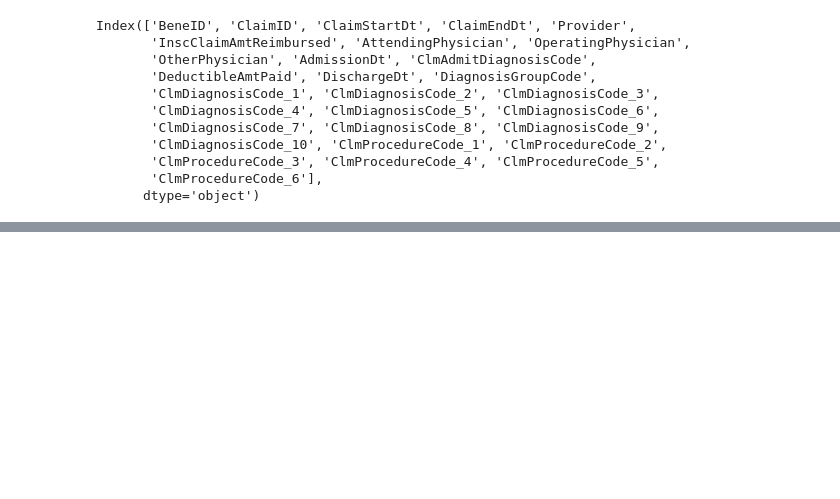
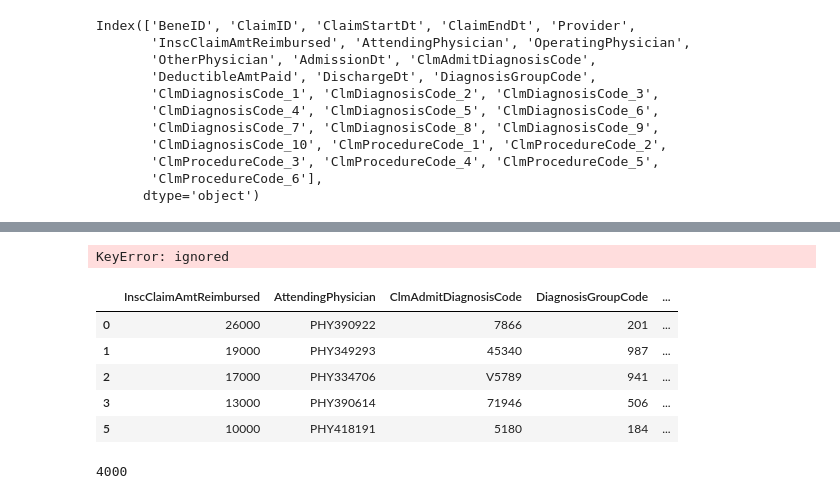
Before and after one commit to Buludi/Machine_Learning_Practice, a Jupyter notebook: ML101November.ipynb, the cells around one changed output, grey strips where cells are left out. Cells and saved outputs as stored; diff of their text form; code cells hidden in the pictures; blank space fills up the shorter version.

```diff
--- a/ML101November.ipynb
+++ b/ML101November.ipynb
@@ -160,0 +182,5 @@ Index(['Provider', 'PotentialFraud'], dtype='object')
+# %%
+Data = Data.drop('ClmProcedureCode_1', axis = 1)
+Data = Data.drop('ClmProcedureCode_2', axis = 1)
+print(Data.columns)
+[sum(Data[x].isna()) for x in Data.columns]
@@ -160,0 +238,27 @@ Index(['Provider', 'PotentialFraud'], dtype='object')
+# %%
+Data = Data[['InscClaimAmtReimbursed',
+       'AttendingPhysician', 'ClmAdmitDiagnosisCode','DiagnosisGroupCode', 'ClmDiagnosisCode_1','Gender', 'Race', 'RenalDiseaseIndicator', 'State',
+       'County', 'NoOfMonths_PartACov', 'NoOfMonths_PartBCov',
+       'ChronicCond_Alzheimer', 'ChronicCond_Heartfailure',
+       'ChronicCond_KidneyDisease', 'ChronicCond_Cancer',
+       'ChronicCond_ObstrPulmonary', 'ChronicCond_Depression',
+       'ChronicCond_Diabetes', 'ChronicCond_IschemicHeart',
+       'ChronicCond_Osteoporasis', 'ChronicCond_rheumatoidarthritis',
+       'ChronicCond_stroke', 'IPAnnualReimbursementAmt',
+       'IPAnnualDeductibleAmt', 'OPAnnualReimbursementAmt',
+       'OPAnnualDeductibleAmt', 'PotentialFraud']]
+# %% [output]
+KeyError: ignored
+# %%
+Data.head()
+# %% [output]
+|  | InscClaimAmtReimbursed | AttendingPhysician | ClmAdmitDiagnosisCode | DiagnosisGroupCode | ... |
+| 0 | 26000 | PHY390922 | 7866 | 201 | ... |
+| 1 | 19000 | PHY349293 | 45340 | 987 | ... |
+| 2 | 17000 | PHY334706 | V5789 | 941 | ... |
+| 3 | 13000 | PHY390614 | 71946 | 506 | ... |
+| 5 | 10000 | PHY418191 | 5180 | 184 | ... |
+# %%
+len(Data[Data['PotentialFraud'] == 'Yes']['AttendingPhysician'].unique())
+# %% [output]
+4000
```
Also changed, not shown: parts of 21 cells of this notebook.
